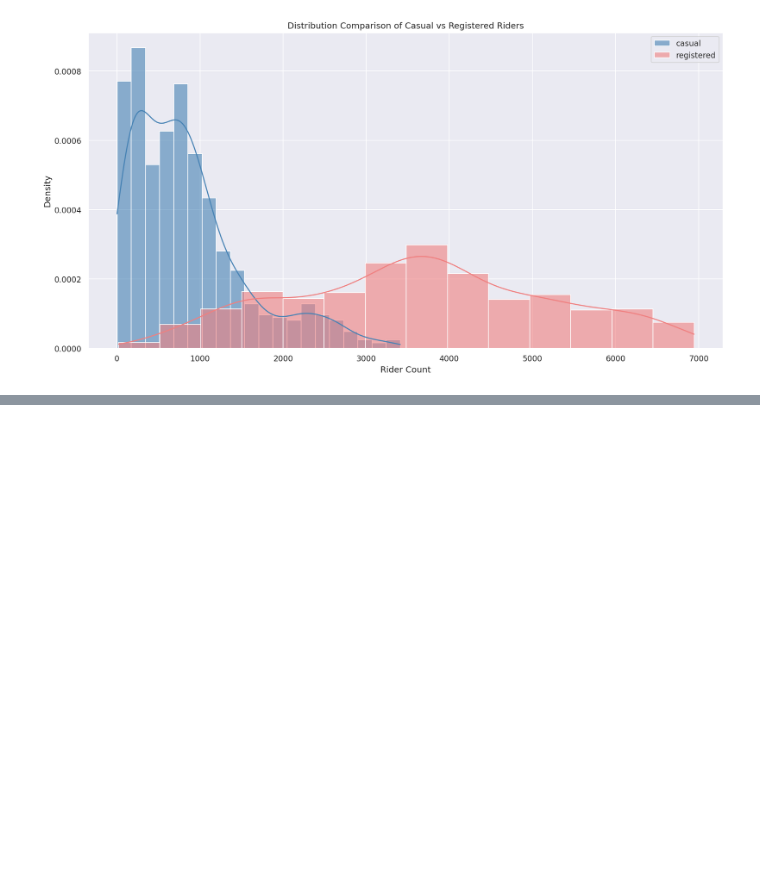
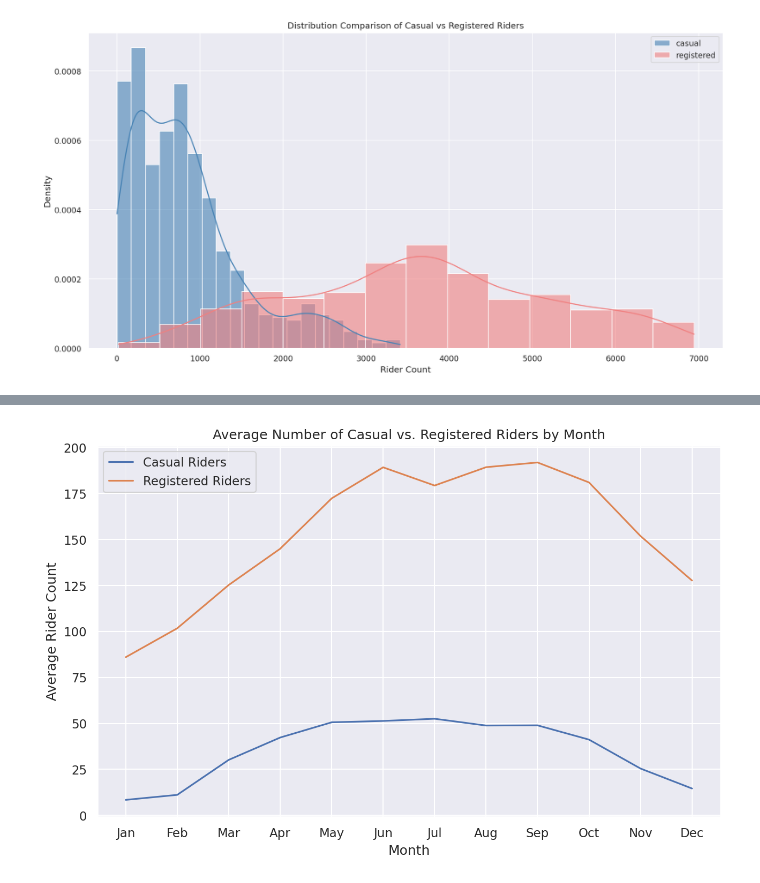
Before and after one commit to avahuu/dc_bikesharing, a Jupyter notebook: bikesharing.ipynb, the cells around one changed output, grey strips where cells are left out. Drawn from its saved outputs; the diff is of its cells as text; code cells hidden in the pictures; blank space fills up the shorter version.

```diff
--- a/bikesharing.ipynb
+++ b/bikesharing.ipynb
@@ -99,0 +181,25 @@ plt.show()
+# %%
+# Plot Average count of casual and registered riders varies by month
+# Compute the average number of riders per month
+avg_month = bike.groupby("mnth")[["casual", "registered"]].mean().reset_index()
+
+# Optional: create month labels for the x-axis
+month_labels = ["Jan", "Feb", "Mar", "Apr", "May", "Jun",
+                "Jul", "Aug", "Sep", "Oct", "Nov", "Dec"]
+
+# Plot the lines
+plt.figure(figsize=(10,6))
+plt.plot(avg_month["mnth"], avg_month["casual"], label="Casual Riders")
+plt.plot(avg_month["mnth"], avg_month["registered"], label="Registered Riders")
+
+# Add labels, title, and legend
+plt.title("Average Number of Casual vs. Registered Riders by Month")
+plt.xlabel("Month")
+plt.ylabel("Average Rider Count")
+plt.legend()
+
+# Set custom x-axis tick labels
+plt.xticks(ticks=range(1,13), labels=month_labels)
+plt.show()
+# %% [output]
+[figure, added]
```
Also changed, not shown: parts of 8 cells of this notebook.
